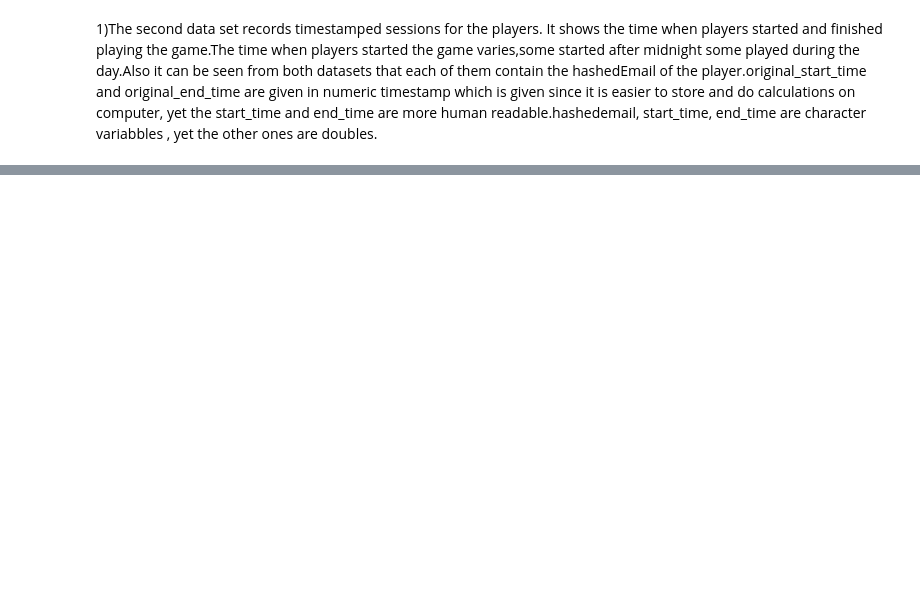
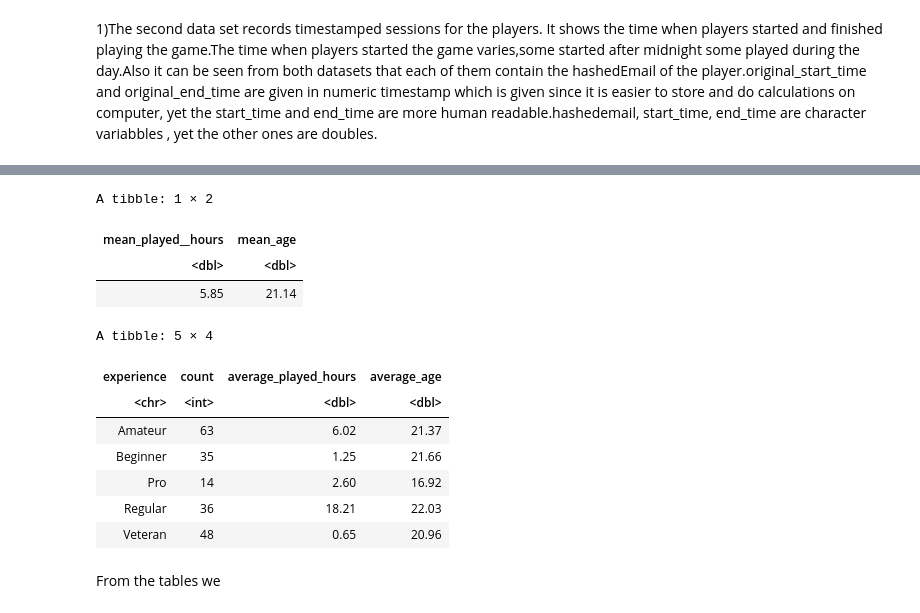
Before and after one commit to nihadmansurov-creator/DSCI-100, a Jupyter notebook: Project_main.ipynb, the cells around one changed output, grey strips where cells are left out. Drawn from its saved outputs; the diff is of its cells as text; code cells hidden in the pictures; blank space fills up the shorter version.

```diff
--- a/Project_main.ipynb
+++ b/Project_main.ipynb
@@ -85,0 +113,33 @@ Does player experience level predict how much time player spend playing the game
+# %%
+#finding mean value of Age and played_hours
+
+mean_table <- players |>
+    summarise(mean_played__hours = round(mean(played_hours, na.rm =  TRUE), 2),
+              mean_age = round(mean(Age, na.rm = TRUE), 2))
+mean_table
+
+
+#finding mean played time by experinece level
+experience_mean <- players |>
+    group_by(experience) |>
+    summarise(count = n(),
+              average_played_hours = round(mean(played_hours, na.rm = TRUE), 2),
+              average_age = round(mean(Age, na.rm = TRUE), 2)) |>
+arrange(experience)
+
+experience_mean
+# %% [output]
+A tibble: 1 × 2
+| mean_played__hours | mean_age |
+| <dbl> | <dbl> |
+| 5.85 | 21.14 |
+A tibble: 5 × 4
+| experience | count | average_played_hours | average_age |
+| <chr> | <int> | <dbl> | <dbl> |
+| Amateur | 63 | 6.02 | 21.37 |
+| Beginner | 35 | 1.25 | 21.66 |
+| Pro | 14 | 2.60 | 16.92 |
+| Regular | 36 | 18.21 | 22.03 |
+| Veteran | 48 | 0.65 | 20.96 |
+# %% [markdown]
+From the tables we
```
Also changed, not shown: parts of 5 cells of this notebook.
